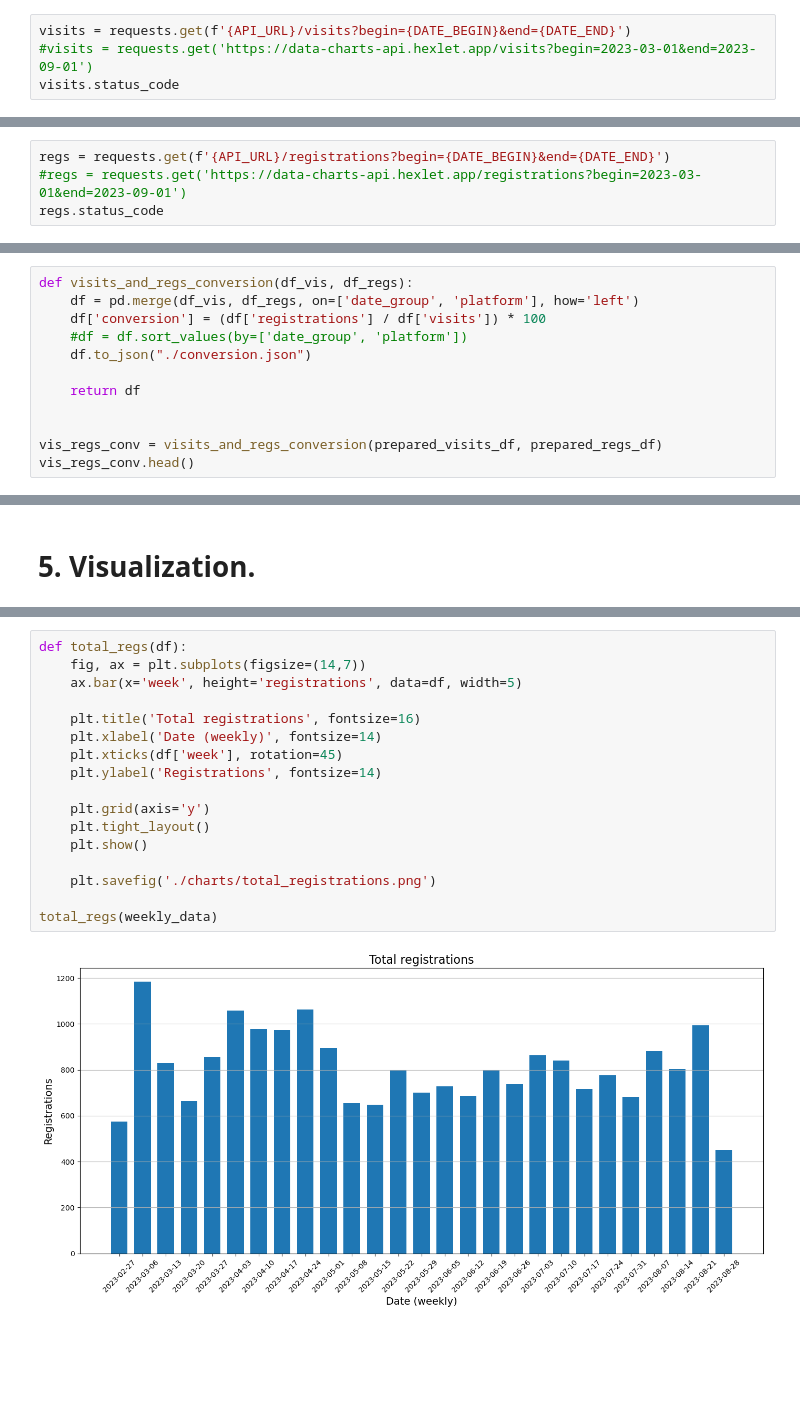
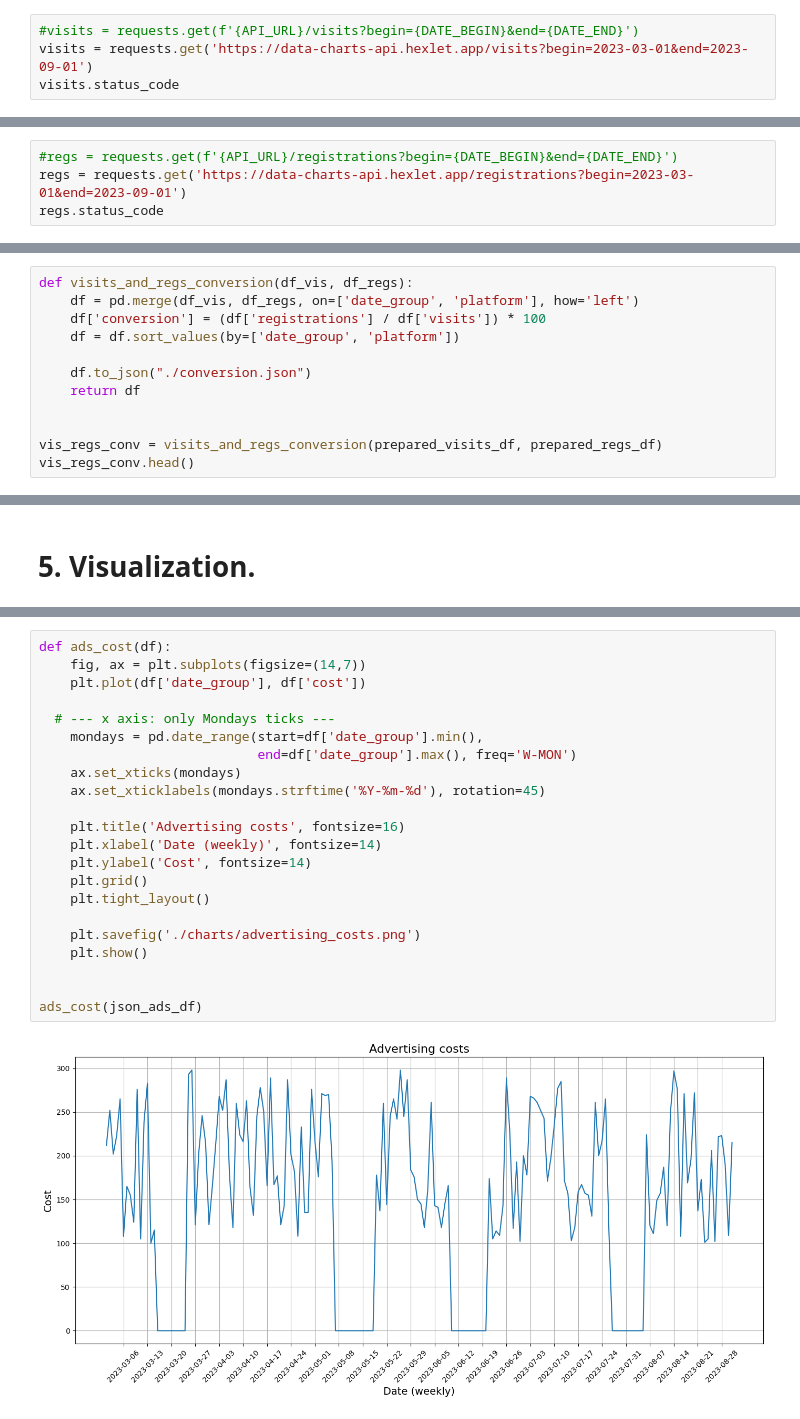
Before and after one commit to mrvdanilov/python-for-data-analysts-project-100, a Jupyter notebook: charts_project.ipynb, the cells around one changed output, grey strips where cells are left out. Saved outputs shown, nothing was run; the diff lists cells and outputs as text; blank space fills up the shorter version.

```diff
--- a/charts_project.ipynb
+++ b/charts_project.ipynb
@@ -17,14 +17,14 @@ API_URL = os.getenv('API_URL')
 DATE_BEGIN = os.getenv('DATE_BEGIN')
 DATE_END = os.getenv('DATE_END')
 # %%
-visits = requests.get(f'{API_URL}/visits?begin={DATE_BEGIN}&end={DATE_END}')
-#visits = requests.get('https://data-charts-api.hexlet.app/visits?begin=2023-03-01&end=2023-09-01')
+#visits = requests.get(f'{API_URL}/visits?begin={DATE_BEGIN}&end={DATE_END}')
+visits = requests.get('https://data-charts-api.hexlet.app/visits?begin=2023-03-01&end=2023-09-01')
 visits.status_code
 # %% [output]
 200
 # %%
-regs = requests.get(f'{API_URL}/registrations?begin={DATE_BEGIN}&end={DATE_END}')
-#regs = requests.get('https://data-charts-api.hexlet.app/registrations?begin=2023-03-01&end=2023-09-01')
+#regs = requests.get(f'{API_URL}/registrations?begin={DATE_BEGIN}&end={DATE_END}')
+regs = requests.get('https://data-charts-api.hexlet.app/registrations?begin=2023-03-01&end=2023-09-01')
 regs.status_code
 # %% [output]
 200
@@ -89,9 +91,9 @@ prepared_regs_df.head()
 def visits_and_regs_conversion(df_vis, df_regs):
     df = pd.merge(df_vis, df_regs, on=['date_group', 'platform'], how='left')
     df['conversion'] = (df['registrations'] / df['visits']) * 100
-    #df = df.sort_values(by=['date_group', 'platform'])
+    df = df.sort_values(by=['date_group', 'platform'])
+
     df.to_json("./conversion.json")
-
     return df
 
 
@@ -220,19 +354,24 @@ total_visits_by_platform(weekly_data_by_platform)
 # %%
-def total_regs(df):
+def ads_cost(df):
     fig, ax = plt.subplots(figsize=(14,7))
-    ax.bar(x='week', height='registrations', data=df, width=5)
+    plt.plot(df['date_group'], df['cost'])
 
-    plt.title('Total registrations', fontsize=16)
+  # --- x axis: only Mondays ticks ---
+    mondays = pd.date_range(start=df['date_group'].min(),
+                            end=df['date_group'].max(), freq='W-MON')
+    ax.set_xticks(mondays)
+    ax.set_xticklabels(mondays.strftime('%Y-%m-%d'), rotation=45)
+
+    plt.title('Advertising costs', fontsize=16)
     plt.xlabel('Date (weekly)', fontsize=14)
-    plt.xticks(df['week'], rotation=45)
-    plt.ylabel('Registrations', fontsize=14)
+    plt.ylabel('Cost', fontsize=14)
+    plt.grid()
+    plt.tight_layout()
 
-    plt.grid(axis='y')
-    plt.tight_layout()
+    plt.savefig('./charts/advertising_costs.png')
     plt.show()
 
-    plt.savefig('./charts/total_registrations.png')
 
-total_regs(weekly_data)
+ads_cost(json_ads_df)
 # %% [output]
-[figure, old version]
+[figure, new version]
```
Also changed, not shown: parts of 17 cells of this notebook.
